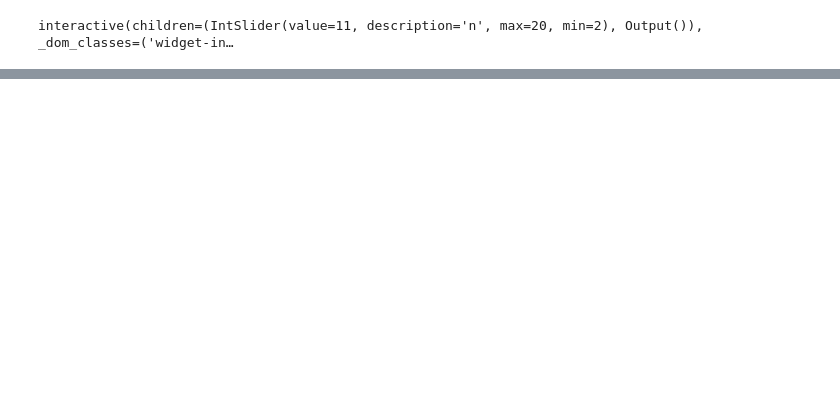
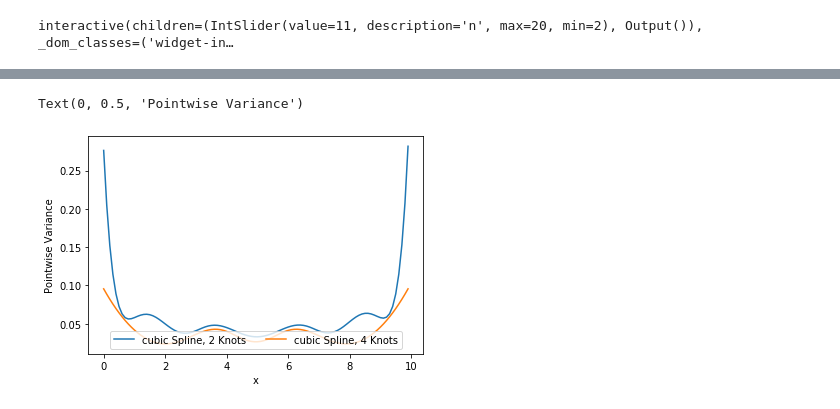
Before and after one commit to RDoerfel/binder, a Jupyter notebook: splines.ipynb, the cells around one changed output, grey strips where cells are left out. Saved outputs shown, nothing was run; the diff lists cells and outputs as text; code cells hidden in the pictures; blank space fills up the shorter version.

```diff
--- a/splines.ipynb
+++ b/splines.ipynb
@@ -295,0 +326,40 @@ interactive(children=(IntSlider(value=11, description='n', max=20, min=2), Outpu
+# %%
+### Pointwise Variance
+
+def getPointVar(model):
+    """computes the pointwise variance for given model
+
+    Parameters
+    ----------
+    model : ndarray(p,N)
+        basis functions
+
+    Return
+    -------
+    var : ndarray(1,N)
+        pointwise variance for each observation
+    """
+    covB = np.linalg.inv(np.dot(model,model.T)) #covariance via least squares, sigma = 1
+    var = np.zeros(len(x))
+    for i in range(0,len(x)):
+        var[i] = np.dot(np.dot(model[:,i],covB),model[:,i].T)
+    return var
+# %%
+## plot pointwise variances
+
+cubicSpline = cubicSpline2(x,2)
+natCubSpline = natCubicSpline(x,4)
+
+varCubic = getPointVar(cubicSpline)
+varNat = getPointVar(natCubSpline)
+
+fig6 = plt.figure()
+ax6 = fig6.add_subplot(111)
+ax6.plot(x,varCubic)
+ax6.plot(x,varNat)
+ax6.legend(['cubic Spline, 2 Knots', 'cubic Spline, 4 Knots'], loc = 'lower center', ncol = 2)
+ax6.set_xlabel('x')
+ax6.set_ylabel('Pointwise Variance')
+# %% [output]
+Text(0, 0.5, 'Pointwise Variance')
+[figure, added]
```
Also changed, not shown: parts of 7 cells of this notebook, 1 other file.
